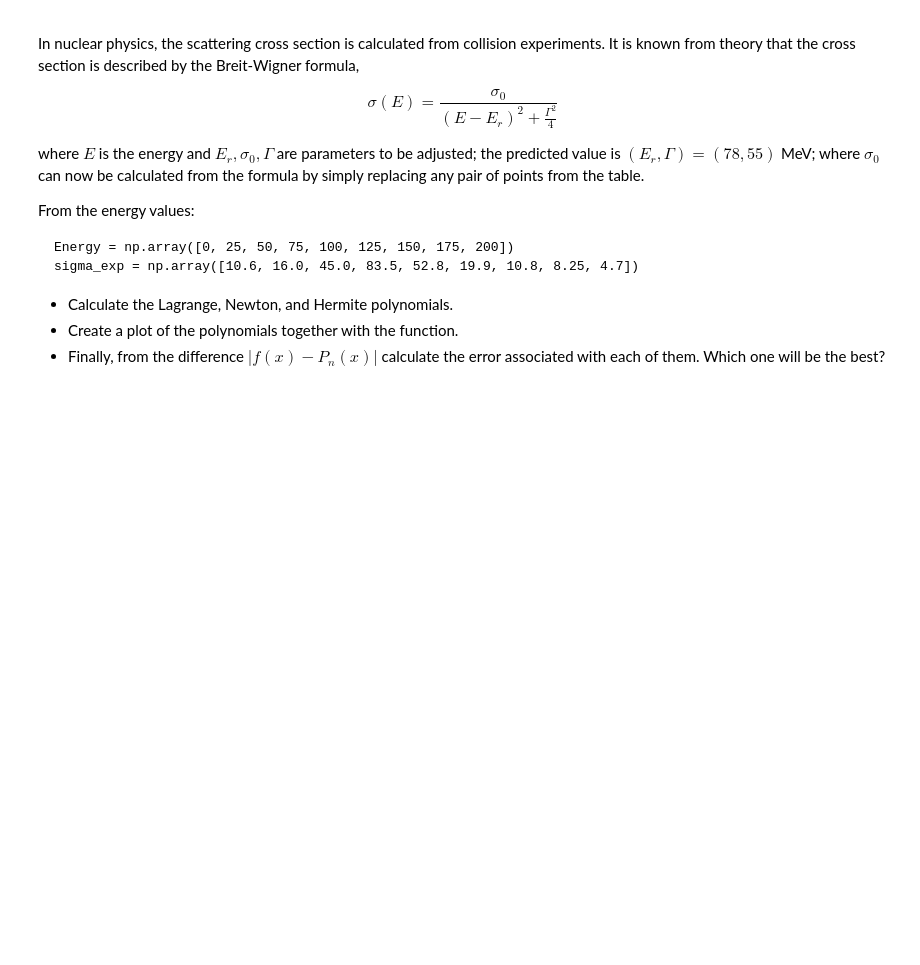
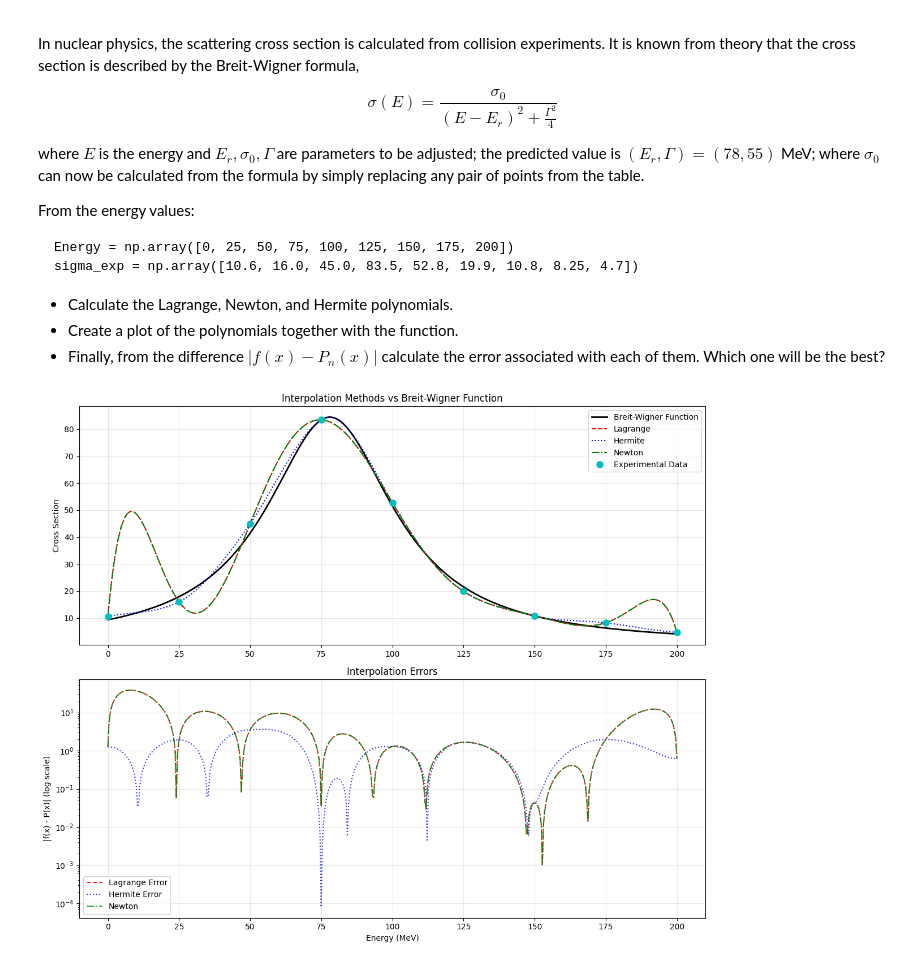
Before and after one commit to danielruizm16/ComputationalMethods, a Jupyter notebook: Interpolation/Interpolation_exercises.ipynb, the cells around one changed output. Saved outputs shown, nothing was run; the diff lists cells and outputs as text; code cells hidden in the pictures; blank space fills up the shorter version.

```diff
--- a/Interpolation/Interpolation_exercises.ipynb
+++ b/Interpolation/Interpolation_exercises.ipynb
@@ -300,0 +530,47 @@ sigma_exp = np.array([10.6, 16.0, 45.0, 83.5, 52.8, 19.9, 10.8, 8.25, 4.7])
+# %%
+# 3. Krogh interpolation (Newton Interpolation)
+barycentric_poly = KroghInterpolator(Energy, sigma_exp)
+# %%
+# Evaluation points (fine grid between data points)
+x_fine = np.linspace(0, 200, 500)
+# %%
+# Calculate true function and interpolations on fine grid
+true_vals = breit_wigner(x_fine)
+lagrange_vals = lagrange_poly(x_fine)
+hermite_vals = hermite_poly_pw(x_fine)
+barycentric_vals = barycentric_poly(x_fine)
+# %%
+# Calculate errors |f(x) - P(x)| on fine grid
+lagrange_errors = np.abs(true_vals - lagrange_vals)
+hermite_errors = np.abs(true_vals - hermite_vals)
+barycentric_errors = np.abs(true_vals - barycentric_vals)
+# %%
+# Plot 1: Interpolations vs true function
+plt.figure(figsize=(12, 10))
+
+plt.subplot(2, 1, 1)
+plt.plot(x_fine, true_vals, 'k-', linewidth=2, label='Breit-Wigner Function')
+plt.plot(x_fine, lagrange_vals, 'r--', linewidth=1.5, label='Lagrange')
+plt.plot(x_fine, hermite_vals, 'b:', linewidth=1.5, label='Hermite')
+plt.plot(x_fine, barycentric_vals, 'g-.', linewidth=1.5, label='Newton')
+plt.plot(Energy, sigma_exp, 'co', markersize=8, label='Experimental Data')
+plt.ylabel('Cross Section')
+plt.title('Interpolation Methods vs Breit-Wigner Function')
+plt.legend()
+plt.grid(True, alpha=0.3)
+
+# Plot 2: Errors on fine grid
+plt.subplot(2, 1, 2)
+plt.semilogy(x_fine, lagrange_errors, 'r--', label='Lagrange Error', alpha=0.8)
+plt.semilogy(x_fine, hermite_errors, 'b:', label='Hermite Error', alpha=0.8)
+plt.semilogy(x_fine, barycentric_errors, 'g-.', label='Newton', alpha=0.8)
+plt.xlabel('Energy (MeV)')
+plt.ylabel('|f(x) - P(x)| (log scale)')
+plt.title('Interpolation Errors')
+plt.legend()
+plt.grid(True, alpha=0.3)
+
+plt.tight_layout()
+plt.show()
+# %% [output]
+[figure, added]
```
Also changed, not shown: parts of 23 cells of this notebook.
